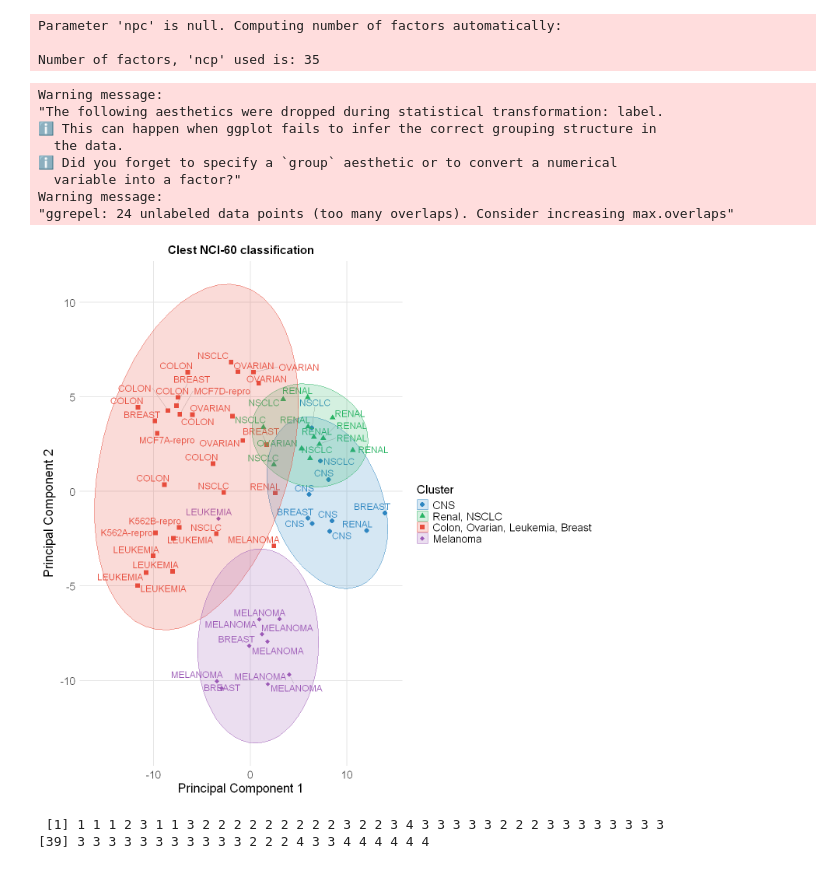
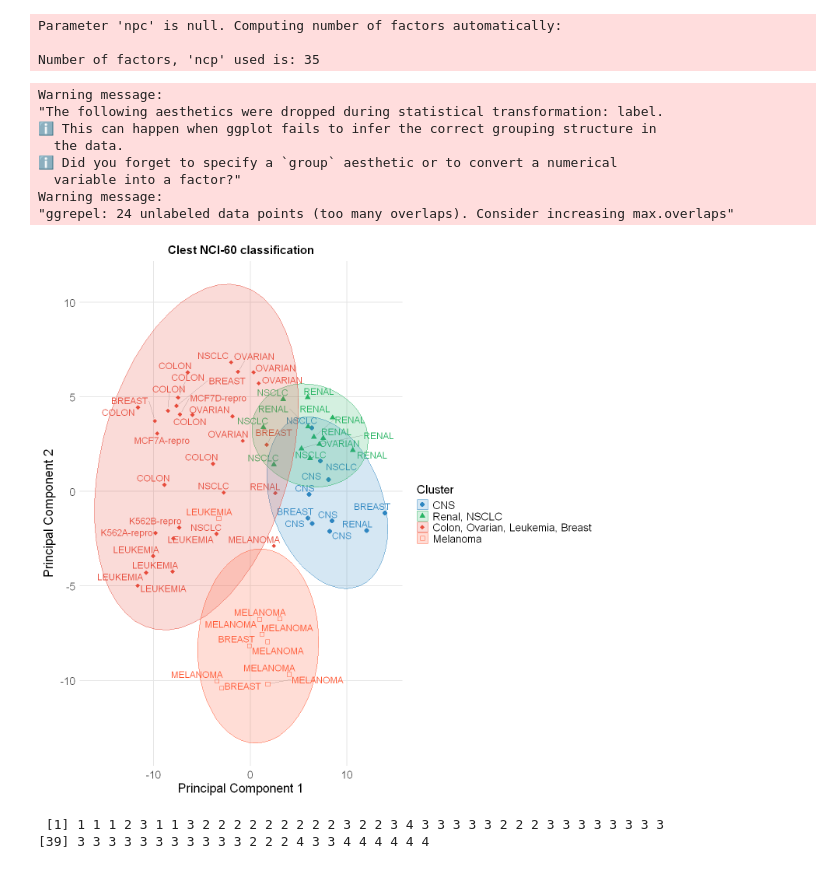
Before and after one commit to neobernad/evaluomeR, a Jupyter notebook: notebooks/use_cases/NCI60-clusterAnalysis-clest.ipynb, the cells around one changed output. Cells and saved outputs as stored; diff of their text form; code cells hidden in the pictures.

```diff
--- a/notebooks/use_cases/NCI60-clusterAnalysis-clest.ipynb
+++ b/notebooks/use_cases/NCI60-clusterAnalysis-clest.ipynb
@@ -89,10 +89,9 @@ Parameter 'npc' is null. Computing number of factors automatically:
 
 Number of factors, 'ncp' used is: 35
 # %%
-cluster_colors = c("#2E86C1", "#28B463", "#E74C3C", "#9B59B6", "#f95d6a",
-                                    "#7F8C8D", "#FF5733", "#8E44AD", "#003f5c", "#ffa600")
+cluster_colors = c("#2E86C1", "#28B463", "#E74C3C", "#FF5733")
 
-cluster_shapes =  c(16, 17, 15, 18, 19, 20, 21, 22, 23, 24)
+cluster_shapes =  c(16, 17, 18, 22)
 cluster_labels = c("CNS", "Renal, NSCLC", "Colon, Ovarian, Leukemia, Breast", "Melanoma")
 
 ggplot(pca_df, aes(x = Dim.1, y = Dim.2, shape = Cluster, color = Cluster, label = Description)) +
@@ -111,34 +110,34 @@ ggplot(pca_df, aes(x = Dim.1, y = Dim.2, shape = Cluster, color = Cluster, label
   stat_ellipse(aes(fill = Cluster, group = Cluster), level = 0.95, alpha = 0.2, geom = "polygon") +
   labs(
     title = "Clest NCI-60 classification",
     x = "Principal Component 1",
     y = "Principal Component 2"
   ) +
   scale_shape_manual(values = cluster_shapes, labels = cluster_labels) +
   scale_color_manual(values = cluster_colors, labels = cluster_labels)  +
   scale_fill_manual(values = cluster_colors, labels = cluster_labels)   +
   theme_minimal(base_size = 15) +
   theme(
     plot.title = element_text(hjust = 0.5, size = 18, face = "bold"),
     axis.title.x = element_text(size = 20),
     axis.title.y = element_text(size = 20),
     axis.text = element_text(size = 16),
     legend.position = "right",
     legend.title = element_text(size = 18),
     legend.text = element_text(size = 16),
     panel.grid.major = element_line(color = "grey90"),
     panel.grid.minor = element_blank()
   )
 # %% [output]
 Warning message:
 "The following aesthetics were dropped during statistical transformation: label.
 ℹ This can happen when ggplot fails to infer the correct grouping structure in
   the data.
 ℹ Did you forget to specify a `group` aesthetic or to convert a numerical
   variable into a factor?"
 Warning message:
 "ggrepel: 24 unlabeled data points (too many overlaps). Consider increasing max.overlaps"
-[figure, old version]
+[figure, new version]
 # %%
 level_mapping <- c("NSCLC" = 2, "CNS" = 1, "BREAST" = 3,
                  "MCF7A-repro" = 3, "MCF7D-repro" = 3, "RENAL" = 2,
```
Also changed, not shown: parts of 1 cell of this notebook, 1 other file.
